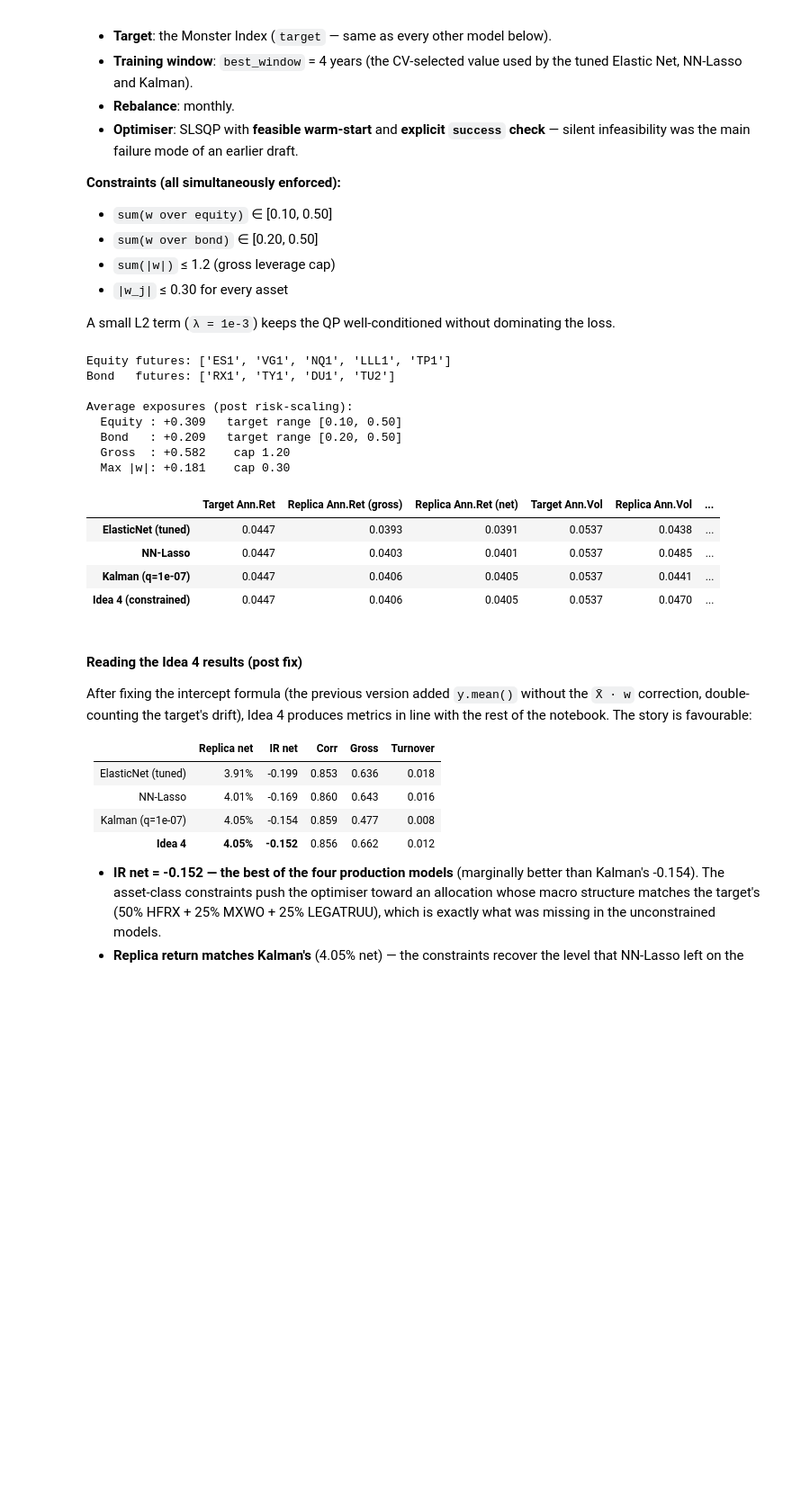
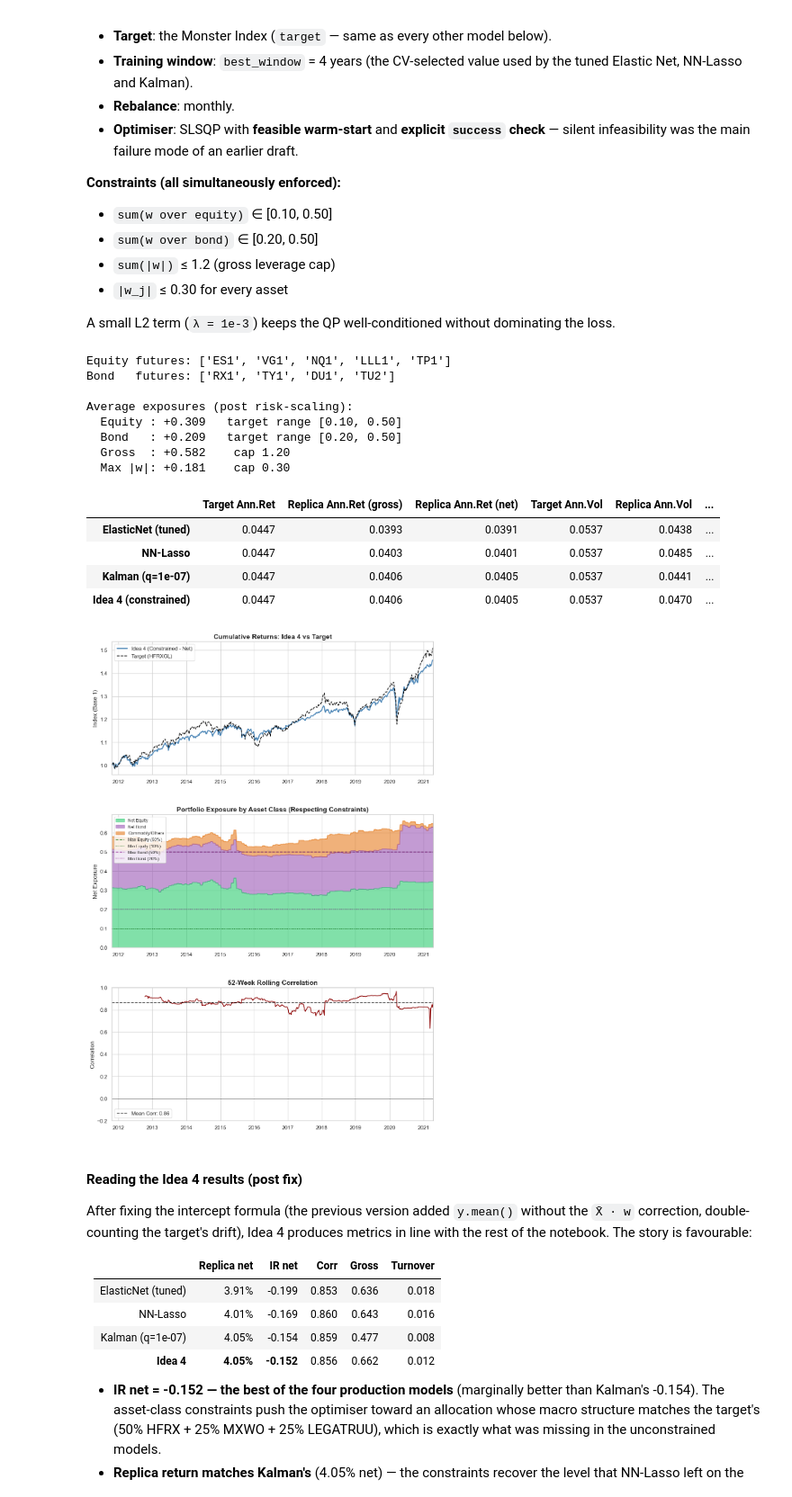
Before and after one commit to SimoneCerrone/FINTECH, a Jupyter notebook: assignment_3/Portfolio_ReplicaPoliMI_v3.ipynb, the cells around one changed output. Shown at 90% size. Saved outputs shown, nothing was run; the diff lists cells and outputs as text; code cells hidden in the pictures; blank space fills up the shorter version.

Commit message:
aggiunta grafici idea 4, v4 solo per prendere idee di fra

```diff
--- a/assignment_3/Portfolio_ReplicaPoliMI_v3.ipynb
+++ b/assignment_3/Portfolio_ReplicaPoliMI_v3.ipynb
@@ -1694,8 +1698,14 @@ portfolio manager can defend in committee — no exotic concentrations, no surpr
 
 A small L2 term (`λ = 1e-3`) keeps the QP well-conditioned without dominating the loss.
 # %%
+# ==============================================================
+# IDEA 4: CONSTRAINED MACRO-ALLOCATION (OBJECT-ORIENTED) + PLOTS
+# ==============================================================
 from scipy.optimize import minimize
-
+import numpy as np
+import pandas as pd
+import matplotlib.pyplot as plt
+import seaborn as sns
 
 class ConstrainedReplica:
     """Asset-class aware linear replica.
@@ -1782,36 +1792,85 @@ res_constrained = backtest(constrained_factory, futures_ret, target,
 # unless the VaR cap shrinks the weights, which is rare on this dataset)
 avg_w   = res_constrained['weights'].mean()
 eq_exp  = float(avg_w.iloc[equity_idx].sum())
 bd_exp  = float(avg_w.iloc[bond_idx].sum())
 gross   = float(avg_w.abs().sum())
 max_abs = float(avg_w.abs().max())
 print(f"\nAverage exposures (post risk-scaling):")
 print(f"  Equity : {eq_exp:+.3f}   target range [0.10, 0.50]")
 print(f"  Bond   : {bd_exp:+.3f}   target range [0.20, 0.50]")
 print(f"  Gross  : {gross:+.3f}    cap 1.20")
 print(f"  Max |w|: {max_abs:+.3f}    cap 0.30")
 
 # Compare against the strongest models from the previous sections
 display(pd.DataFrame({
-    'ElasticNet (tuned)':         report(elnet_monthly),
-    'NN-Lasso':                   report(nnls_result),
+    'ElasticNet (tuned)':        report(elnet_monthly),
+    'NN-Lasso':                  report(nnls_result),
     f'Kalman (q={best_q:.0e})':   report(kalman_best),
-    'Idea 4 (constrained)':       report(res_constrained),
+    'Idea 4 (constrained)':      report(res_constrained),
 }).T.round(4))
+
+
+# ==============================================================
+# GRAFICI ANALISI COMPLETA (Idea 4 - Constrained)
+# ==============================================================
+sns.set_theme(style="whitegrid")
+fig, axes = plt.subplots(3, 1, figsize=(12, 18), gridspec_kw={'hspace': 0.3})
+
+# --- GRAFICO 1: RENDIMENTI CUMULATI ---
+# Utilizzo di 'net_returns' come confermato
+(1 + res_constrained['net_returns']).cumprod().plot(ax=axes[0], color='steelblue', lw=2, label='Idea 4 (Constrained - Net)')
+(1 + target.loc[res_constrained['net_returns'].index]).cumprod().plot(ax=axes[0], color='black', ls='--', lw=1.5, label='Target (HFRXGL)')
+axes[0].set_title('Cumulative Returns: Idea 4 vs Target', fontsize=14, fontweight='bold')
+axes[0].set_ylabel('Index (Base 1)')
+axes[0].legend()
+
+# --- GRAFICO 2: ESPOSIZIONE PER ASSET CLASS (STACKED AREA) ---
+w_ts = res_constrained['weights']
+equity_ts_plot = w_ts.iloc[:, equity_idx].sum(axis=1)
+bond_ts_plot = w_ts.iloc[:, bond_idx].sum(axis=1)
+other_ts_plot = w_ts.drop(w_ts.columns[equity_idx + bond_idx], axis=1).sum(axis=1)
+
+exposures = pd.DataFrame({
+    'Net Equity': equity_ts_plot,
+    'Net Bond': bond_ts_plot,
+    'Commodity/Others': other_ts_plot
+}, index=w_ts.index)
+
+exposures.plot.area(ax=axes[1], alpha=0.6, color=['#2ecc71', '#9b59b6', '#e67e22'])
+axes[1].axhline(0.50, color='darkgreen', ls='--', alpha=0.8, label='Max Equity (50%)')
+axes[1].axhline(0.10, color='darkgreen', ls=':', alpha=0.8, label='Min Equity (10%)')
+axes[1].axhline(0.50, color='purple', ls='--', alpha=0.8, label='Max Bond (50%)')
+axes[1].axhline(0.20, color='purple', ls=':', alpha=0.8, label='Min Bond (20%)')
+axes[1].set_title('Portfolio Exposure by Asset Class (Respecting Constraints)', fontsize=14, fontweight='bold')
+axes[1].set_ylabel('Net Exposure')
+axes[1].legend(loc='upper left', fontsize=9)
+
+# --- GRAFICO 3: CORRELAZIONE ROLLING 52W ---
+rolling_corr = res_constrained['net_returns'].rolling(52).corr(target.loc[res_constrained['net_returns'].index])
+rolling_corr.plot(ax=axes[2], color='darkred', lw=1.5)
+axes[2].axhline(rolling_corr.mean(), color='black', ls='--', alpha=0.6, label=f'Mean Corr: {rolling_corr.mean():.2f}')
+axes[2].axhline(0, color='black', lw=0.5)
+axes[2].set_title('52-Week Rolling Correlation', fontsize=14, fontweight='bold')
+axes[2].set_ylabel('Correlation')
+axes[2].set_ylim(-0.2, 1)
+axes[2].legend()
+
+plt.show()
 # %% [output]
 Equity futures: ['ES1', 'VG1', 'NQ1', 'LLL1', 'TP1']
 Bond   futures: ['RX1', 'TY1', 'DU1', 'TU2']
 
 Average exposures (post risk-scaling):
   Equity : +0.309   target range [0.10, 0.50]
   Bond   : +0.209   target range [0.20, 0.50]
   Gross  : +0.582    cap 1.20
   Max |w|: +0.181    cap 0.30
 |  | Target Ann.Ret | Replica Ann.Ret (gross) | Replica Ann.Ret (net) | Target Ann.Vol | Replica Ann.Vol | ... |
 | ElasticNet (tuned) | 0.0447 | 0.0393 | 0.0391 | 0.0537 | 0.0438 | ... |
 | NN-Lasso | 0.0447 | 0.0403 | 0.0401 | 0.0537 | 0.0485 | ... |
 | Kalman (q=1e-07) | 0.0447 | 0.0406 | 0.0405 | 0.0537 | 0.0441 | ... |
 | Idea 4 (constrained) | 0.0447 | 0.0406 | 0.0405 | 0.0537 | 0.0470 | ... |
+[figure, added]
 # %% [markdown]
 #### Reading the Idea 4 results (post fix)
 
```
Also changed, not shown: parts of 3 cells of this notebook, 1 other file.
